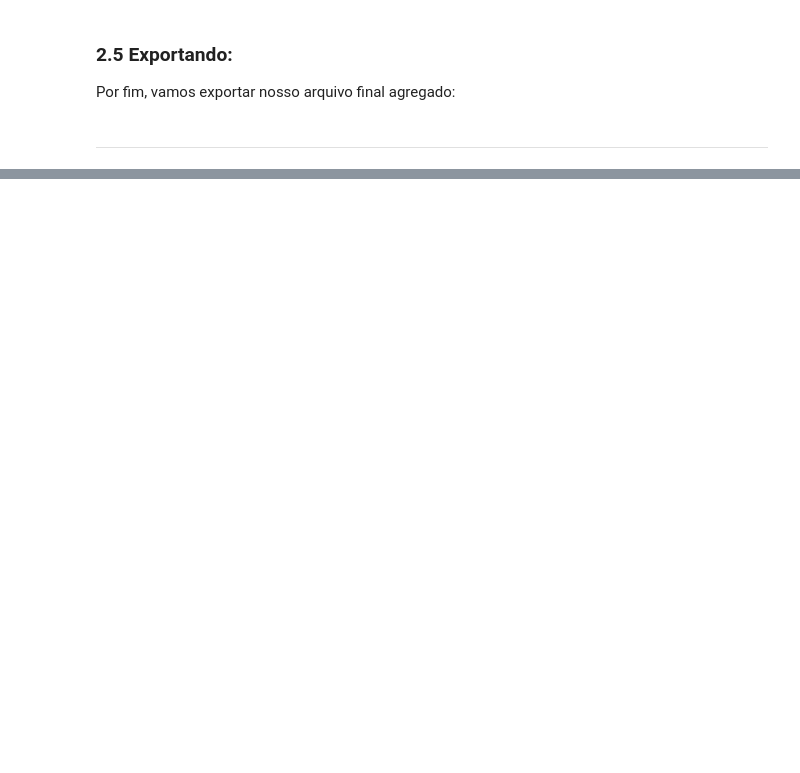
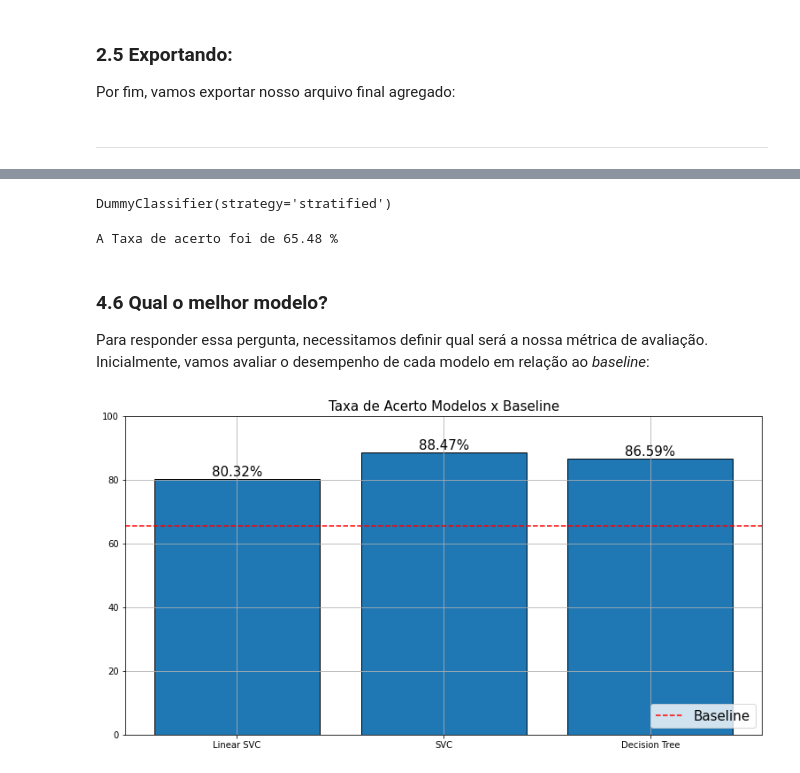
Before and after one commit to mfaysoares/Alura_Cash, a Jupyter notebook: Alura_Cash.ipynb, the cells around one changed output, grey strips where cells are left out. Drawn from its saved outputs; the diff is of its cells as text; code cells hidden in the pictures; blank space fills up the shorter version.

```diff
--- a/Alura_Cash.ipynb
+++ b/Alura_Cash.ipynb
@@ -265,0 +493,3 @@ base_agg.to_csv('dados_financeiros.csv',
+# %%
+taxa_acertos_tree = accuracy_score(teste_y, previsoes_tree) * 100
+print(f'A Taxa de acerto foi de {taxa_acertos_tree.round(2)} %')
@@ -265,0 +508,43 @@ base_agg.to_csv('dados_financeiros.csv',
+# %%
+dummy_stratified = DummyClassifier(strategy = 'stratified')
+dummy_stratified.fit(x_treino, y_treino)
+# %% [output]
+DummyClassifier(strategy='stratified')
+# %%
+previsoes_dummy = dummy_stratified.predict(x_teste)
+# %%
+taxa_acertos_dummy = accuracy_score(y_teste, previsoes_dummy)
+taxa_acertos_dummy = taxa_acertos_dummy*100
+print(f'A Taxa de acerto foi de {taxa_acertos_dummy.round(2)} %')
+# %% [output]
+A Taxa de acerto foi de 65.48 %
+# %% [markdown]
+### **4.6 Qual o melhor modelo?**
+
+Para responder essa pergunta, necessitamos definir qual será a nossa métrica de avaliação. Inicialmente, vamos avaliar o desempenho de cada modelo em relação ao *baseline*:
+# %%
+fig = plt.figure(figsize = (10, 5))
+eixo = fig.add_axes([0, 0, 1, 1])
+
+dados_acuracia = [taxa_acertos_linearsvc, taxa_acertos_svc, taxa_acertos_tree]
+indice = range(len(dados_acuracia))
+eixo.bar(indice, dados_acuracia,
+         edgecolor = 'k')
+
+eixo.set_title('Taxa de Acerto Modelos x Baseline', fontsize = 15)
+eixo.grid(True)
+eixo.set_xticks(indice)
+eixo.set_xticklabels(['Linear SVC', 'SVC', 'Decision Tree'])
+eixo.set_ylim(0, 100)
+
+eixo.axhline(taxa_acertos_dummy, color = 'r', ls = '--')
+eixo.legend(['Baseline'], loc = 'lower right', fontsize = 15)
+
+for bar in eixo.patches:
+    eixo.annotate(format(bar.get_height(), '.2f') + "%",
+                   (bar.get_x() + bar.get_width() / 2,
+                    bar.get_height()), ha='center', va='center',
+                   size=15, xytext=(0, 8),
+                   textcoords='offset points')
+# %% [output]
+[figure, added]
```
Also changed, not shown: parts of 43 cells of this notebook.
